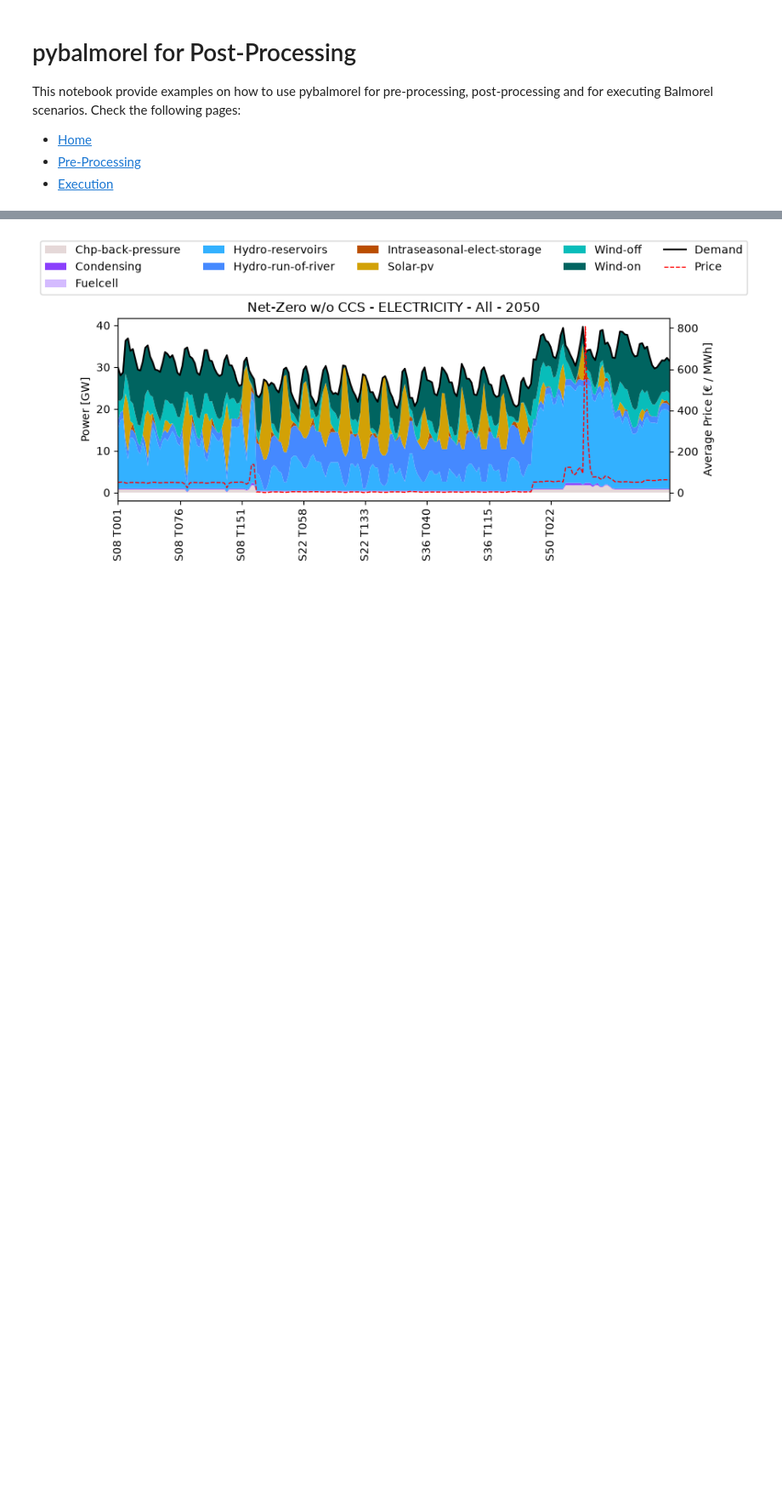
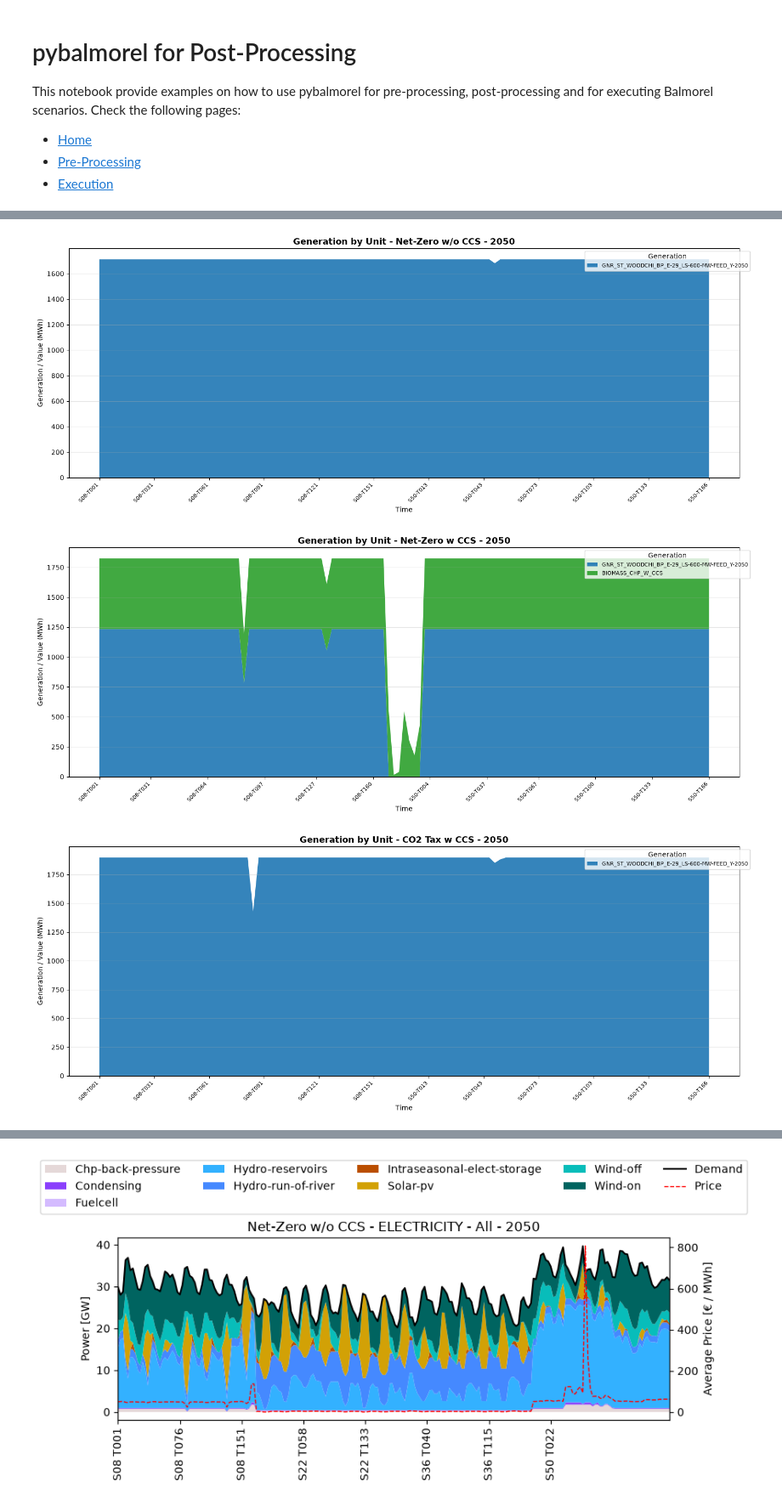
Before and after one commit to mariajosseu/ccs_balmorel_project, a Jupyter notebook: examples/PostProcessing.ipynb, the cells around one changed output, grey strips where cells are left out. Shown at 85% size. Drawn from its saved outputs; the diff is of its cells as text; code cells hidden in the pictures; blank space fills up the shorter version.

```diff
--- a/examples/PostProcessing.ipynb
+++ b/examples/PostProcessing.ipynb
@@ -43,5 +93,9 @@ Loading Balmorel/05Project_NNwCCS/Model/MainResults_NNwCCS.gdx
 G_CAP_YCRAF = pd.DataFrame(res.get_result('G_CAP_YCRAF'))
 # %%
 PRO_YCRAGF = pd.DataFrame(res.get_result('PRO_YCRAGF'))
+# %%
+F_CONS_YCRAT = pd.DataFrame(res.get_result('F_CONS_YCRAST'))
 # %%
 EMI_YCRAG = pd.DataFrame(res.get_result('EMI_YCRAG'))
+# %%
+F_CONS_YCRAT_bio = F_CONS_YCRAT[F_CONS_YCRAT['Fuel'].str.contains('WOOD', case=False, na=False) | F_CONS_YCRAT['Fuel'].str.contains('STRAW', case=False, na=False)]
@@ -47,0 +304,18 @@ EMI_YCRAG = pd.DataFrame(res.get_result('EMI_YCRAG'))
+# %%
+scenarios = [
+    "Net-Zero w/o CCS",
+    "Net-Zero w CCS",
+    "CO2 Tax w CCS",
+    "Net-Negative w CCS",
+]
+
+
+figures = plot_generation_stacked_by_technology_per_scenario(
+    generation_df=F_CONS_YCRAT_bio,
+    scenarios=scenarios,
+    year=2050,
+)
+# %% [output]
+[figure, added]
+[figure, added]
+[figure, added]
```
Also changed, not shown: parts of 11 cells of this notebook.
